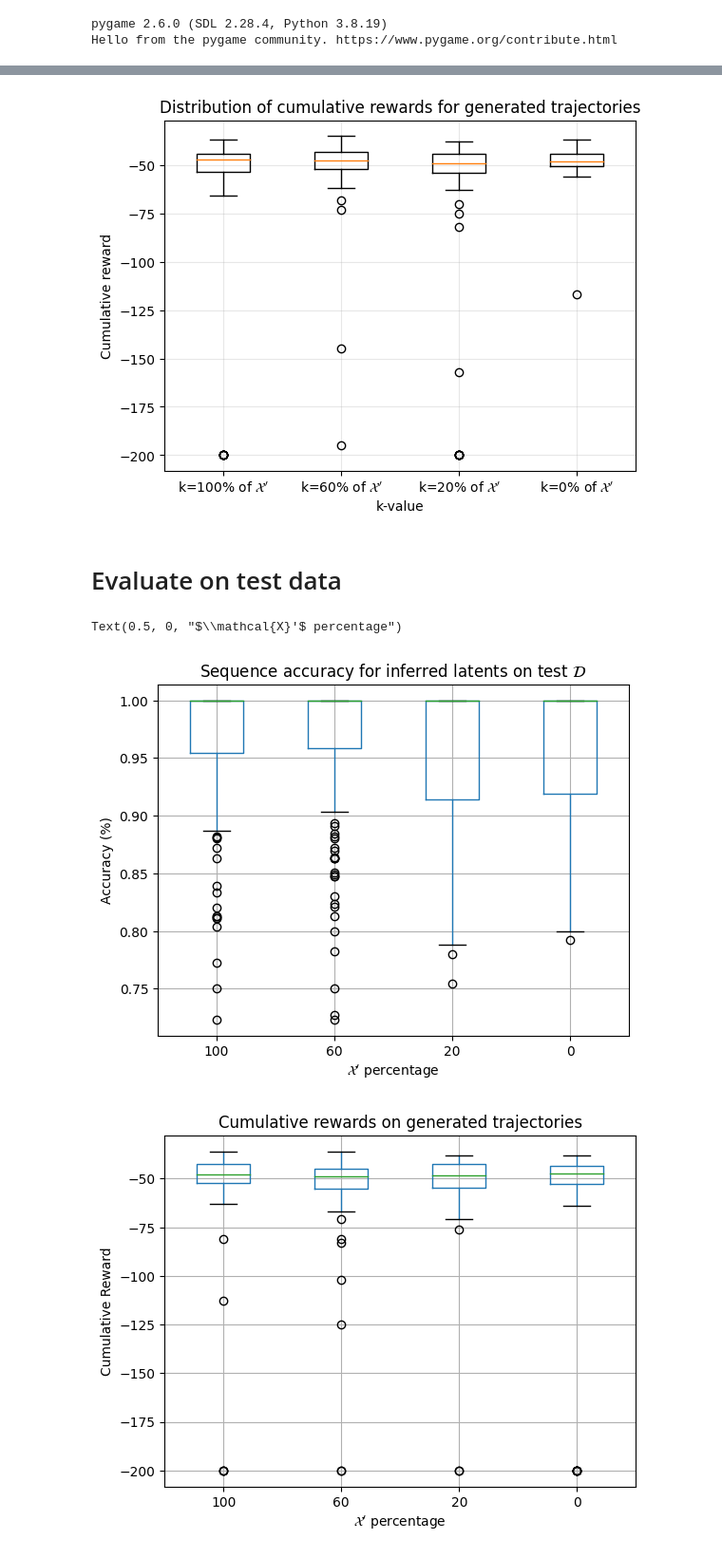
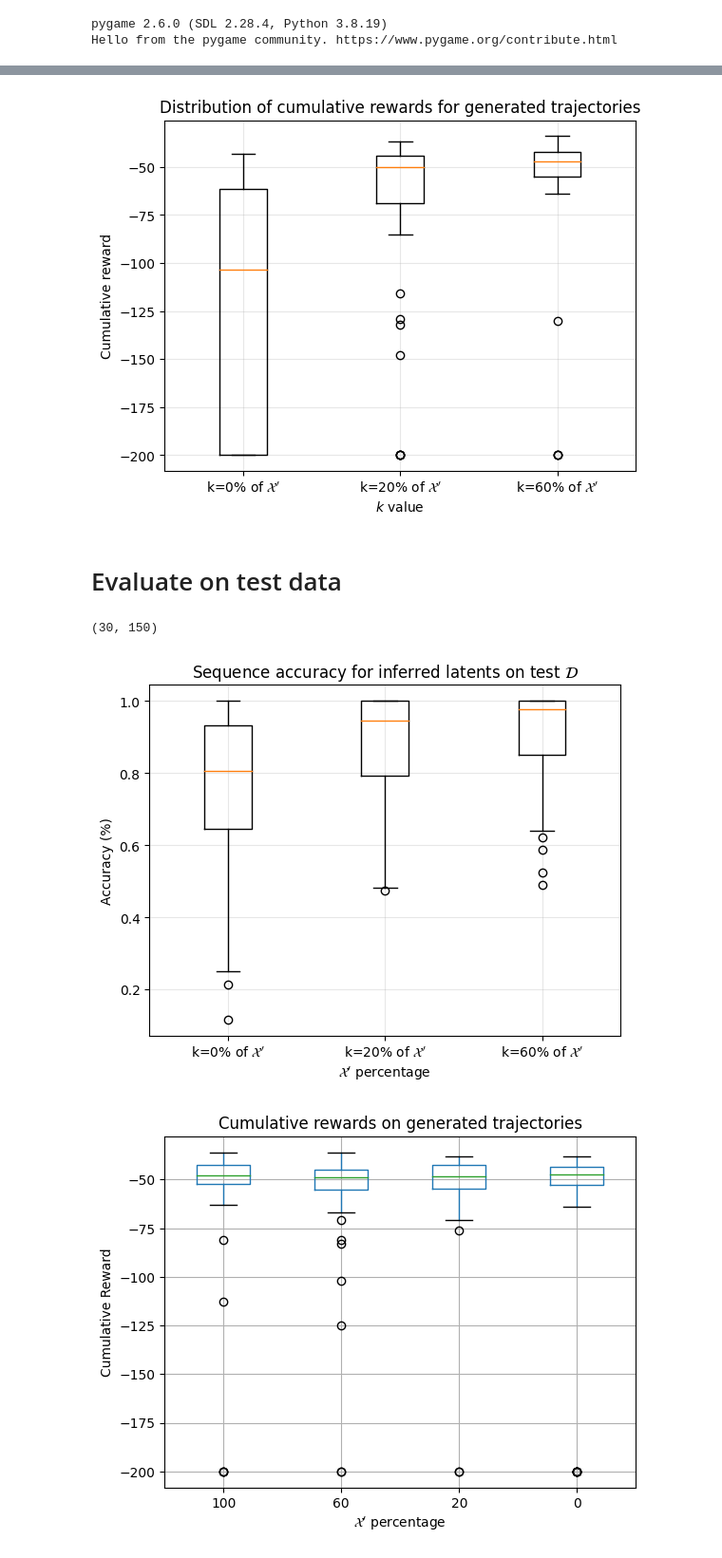
Before and after one commit to unhelkarlab/IDIL, a Jupyter notebook: notebooks/08_evaluate_CleanupSingle_runs.ipynb, the cells around one changed output, grey strips where cells are left out. Shown at 95% size. Drawn from its saved outputs; the diff is of its cells as text; code cells hidden in the pictures.

```diff
--- a/notebooks/08_evaluate_CleanupSingle_runs.ipynb
+++ b/notebooks/08_evaluate_CleanupSingle_runs.ipynb
@@ -124,29 +120,26 @@ Each kval has 50 cum_rewards, matching the 5 x 10 trajectories generated for eac
 # %%
-# # plot distribution for generated rewards
-# fig, ax = plt.subplots(1,1)
+import time
 
-# for kval in cum_rewards:
-#     ax.hist(cum_rewards[kval], bins=100, alpha=0.8, label=f"k={kval}%" + r" of $\mathcal{X}'$")
-
-# ax.set_title("Distribution of cumulative rewards for generated trajectories")
-# ax.set_xlabel("Cumulative reward")
-# ax.set_ylabel("Frequency")
-# ax.legend()
-# ax.grid(alpha=0.3)
 # plot distribution for generated rewards
 fig, ax = plt.subplots(1,1)
 
-data = [cum_rewards[kval] for kval in cum_rewards]
+# _keys = sorted(cum_rewards.keys(), reverse=False)
+_keys = [0, 20, 60]
 
-ax.boxplot(data, labels=[f"k={kval}%" + r" of $\mathcal{X}'$" for kval in cum_rewards.keys()])
+data = [cum_rewards[kval] for kval in _keys]
+
+ax.boxplot(data, labels=[f"k={kval}%" + r" of $\mathcal{X}'$" for kval in _keys])
 
 ax.set_title("Distribution of cumulative rewards for generated trajectories")
-ax.set_xlabel("k-value")
+ax.set_xlabel("$k$ value")
 ax.set_ylabel("Cumulative reward")
 ax.grid(alpha=0.3)
-plt.savefig("notebooks/figures/CleanupSingle_cum_rews.png")
+
+today = time.strftime("%Y-%m-%d")
+
+plt.savefig(f"notebooks/figures/{today}-CleanupSingle_cum_rews.png")
 # %% [output]
-[figure, old version]
+[figure, new version]
 # %% [markdown]
 # Evaluate on test data
 # %%
@@ -206,19 +199,31 @@ for states, actions, latents in tqdm(zip(test_data["states"], test_data["actions
             inferred_latents, _, _ = agent.infer_mental_states(states, actions)
             acc = compute_sequence_accuracy(inferred_latents.squeeze(1), latents)
             accs_by_k[kval].append(acc)
+# %%
+len(accs_by_k[100]), len(accs_by_k[20])
+# %% [output]
+(30, 150)
 # %%
 # plot comparison of accuracy distribution for each k
-_df = pd.DataFrame(accs_by_k)
+subset_accs_by_k = {k: accs_by_k[k] for k in accs_by_k if k in [20, 60, 0]}
+# _df = pd.DataFrame(subset_accs_by_k)
 fig, ax = plt.subplots(1,1)
 
-_df.boxplot(ax=ax)
+
+data = [accs_by_k[kval] for kval in [0, 20, 60]]
+
+ax.boxplot(data, labels=[f"k={kval}%" + r" of $\mathcal{X}'$" for kval in [0, 20, 60]])
+
 ax.set_title(r"Sequence accuracy for inferred latents on test $\mathcal{D}$")
 # format y-axis to be percentage
 ax.set_ylabel("Accuracy (%)")
 ax.set_xlabel(r"$\mathcal{X}'$ percentage")
+ax.grid(alpha=0.3)
+today = time.strftime("%Y-%m-%d")
+
+plt.savefig(f"notebooks/figures/{today}-CleanupSingle_seq_accs.png")
 # %% [output]
-Text(0.5, 0, "$\\mathcal{X}'$ percentage")
-[figure, old version]
+[figure, new version]
 # %%
 # plot comparison of accuracy distribution for each k
 _df = pd.DataFrame(cum_rewards)
```
Also changed, not shown: parts of 3 cells of this notebook, 3 other files.
